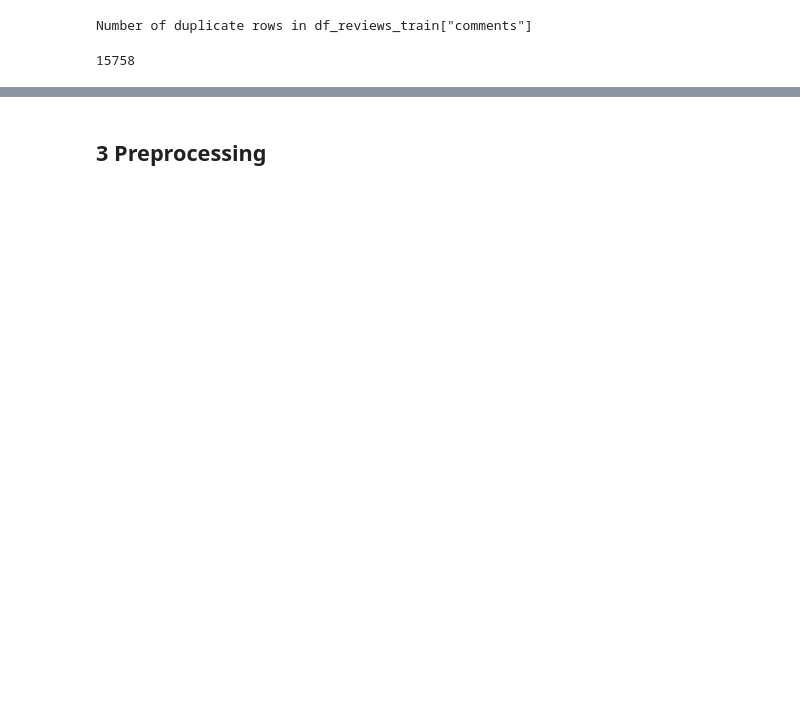
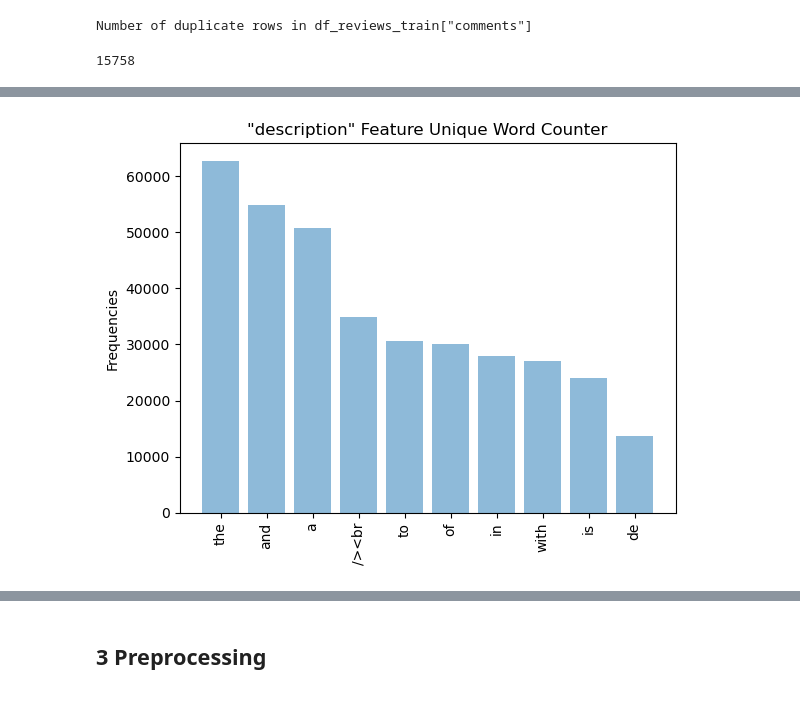
Before and after one commit to iryna-savchuk/TM_project, a Jupyter notebook: EDA.ipynb, the cells around one changed output, grey strips where cells are left out. Saved outputs shown, nothing was run; the diff lists cells and outputs as text; code cells hidden in the pictures; blank space fills up the shorter version.

```diff
--- a/EDA.ipynb
+++ b/EDA.ipynb
@@ -275,0 +348,11 @@ plt.show()
+# %%
+x_labels = freqDescripW.index[0:10]
+values = freqDescripW[:10]
+plt.bar(x_labels, values, align='center', alpha=0.5)
+plt.xticks(x_labels)
+plt.ylabel('Frequencies')
+plt.title('"description" Feature Unique Word Counter')
+plt.xticks(rotation=90)
+plt.show()
+# %% [output]
+[figure, added]
```
Also changed, not shown: parts of 37 cells of this notebook.
